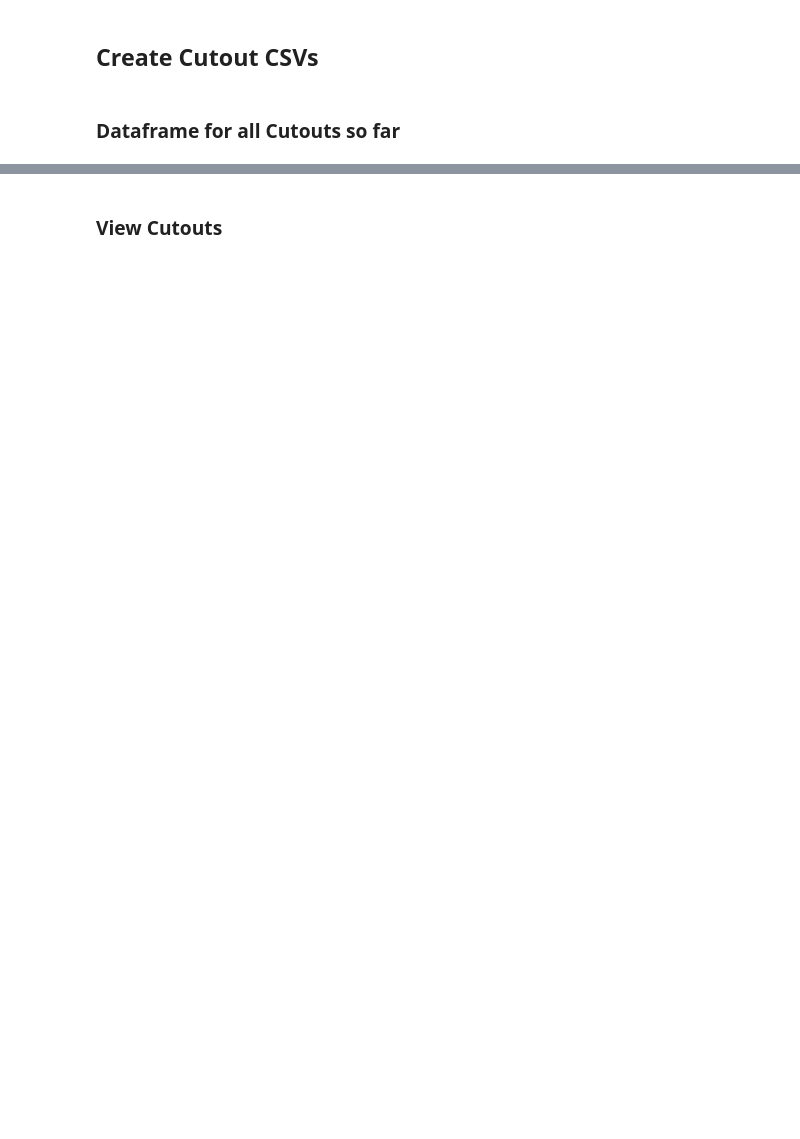
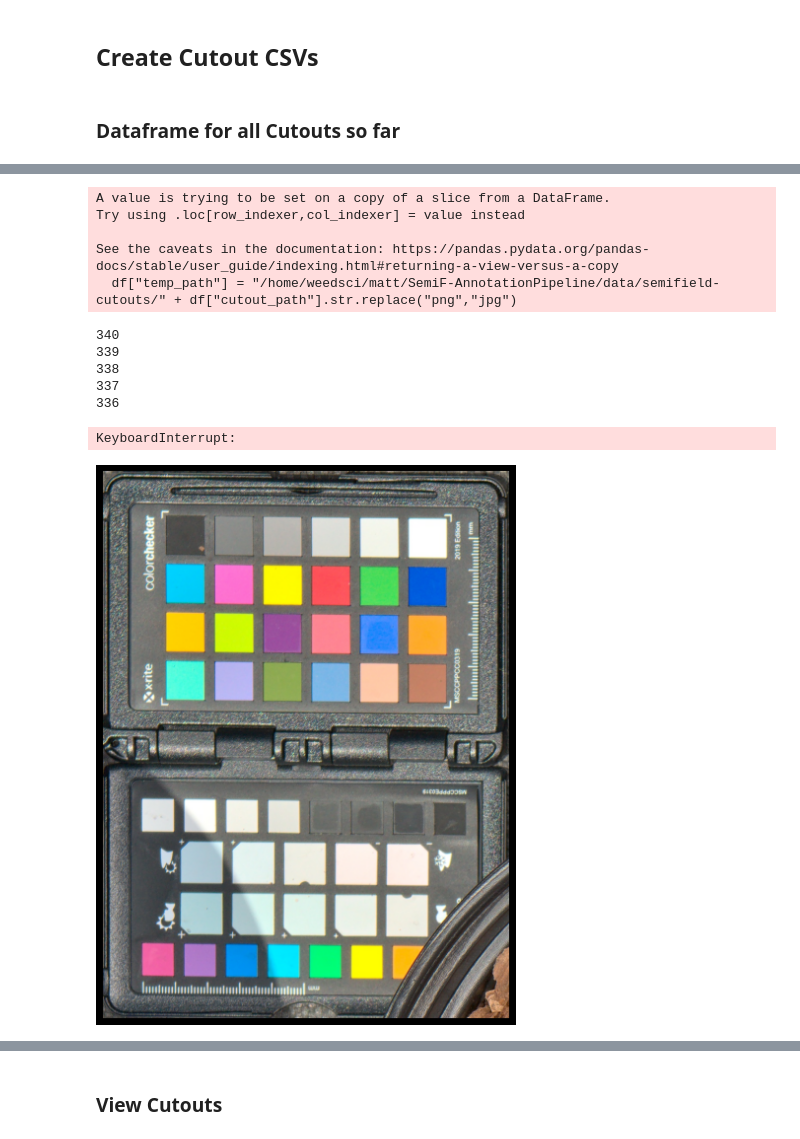
Before and after one commit to precision-sustainable-ag/SemiF-SyntheticPipeline, a Jupyter notebook: notebooks/viz_batches.ipynb, the cells around one changed output, grey strips where cells are left out. Drawn from its saved outputs; the diff is of its cells as text; code cells hidden in the pictures; blank space fills up the shorter version.

```diff
--- a/notebooks/viz_batches.ipynb
+++ b/notebooks/viz_batches.ipynb
@@ -71,3 +69,31 @@ allcuts
+# %%
+
+df = allcuts[allcuts["common_name"]=="colorchecker"]
+df.to_csv("test.csv")
+df["temp_path"] = "/home/weedsci/matt/SemiF-AnnotationPipeline/data/semifield-cutouts/" + df["cutout_path"].str.replace("png","jpg")
+paths = list(df["temp_path"].copy())
+kimgs = 1
+ncol= 1
+nrow= 1
+for i in range(0,len(paths)):
+    imgps = random.choices(paths, k=kimgs)
+    print(len(paths))
+    [paths.remove(x) for x in imgps]
+    imgs = [trans_cutout(img) for img in imgps]
+    display_images(imgs, nrow=nrow, ncol=ncol, show=False, save=False, save_path=f"./assets/colorchecker/colorchecker_{random.randint(0,100000)}.png", figsize=(12,8))
+# %% [output]
+A value is trying to be set on a copy of a slice from a DataFrame.
+Try using .loc[row_indexer,col_indexer] = value instead
+
+See the caveats in the documentation: https://pandas.pydata.org/pandas-docs/stable/user_guide/indexing.html#returning-a-view-versus-a-copy
+  df["temp_path"] = "/home/weedsci/matt/SemiF-AnnotationPipeline/data/semifield-cutouts/" + df["cutout_path"].str.replace("png","jpg")
+340
+339
+338
+337
+336
+KeyboardInterrupt:
+[figure, added]
 # %%
 allcuts["temp_path"] = "/home/weedsci/matt/SemiF-AnnotationPipeline/data/semifield-cutouts" + allcuts["cutout_path"]
 allcuts["temp_path"].shape
```
Also changed, not shown: parts of 11 cells of this notebook, 7 other files.
